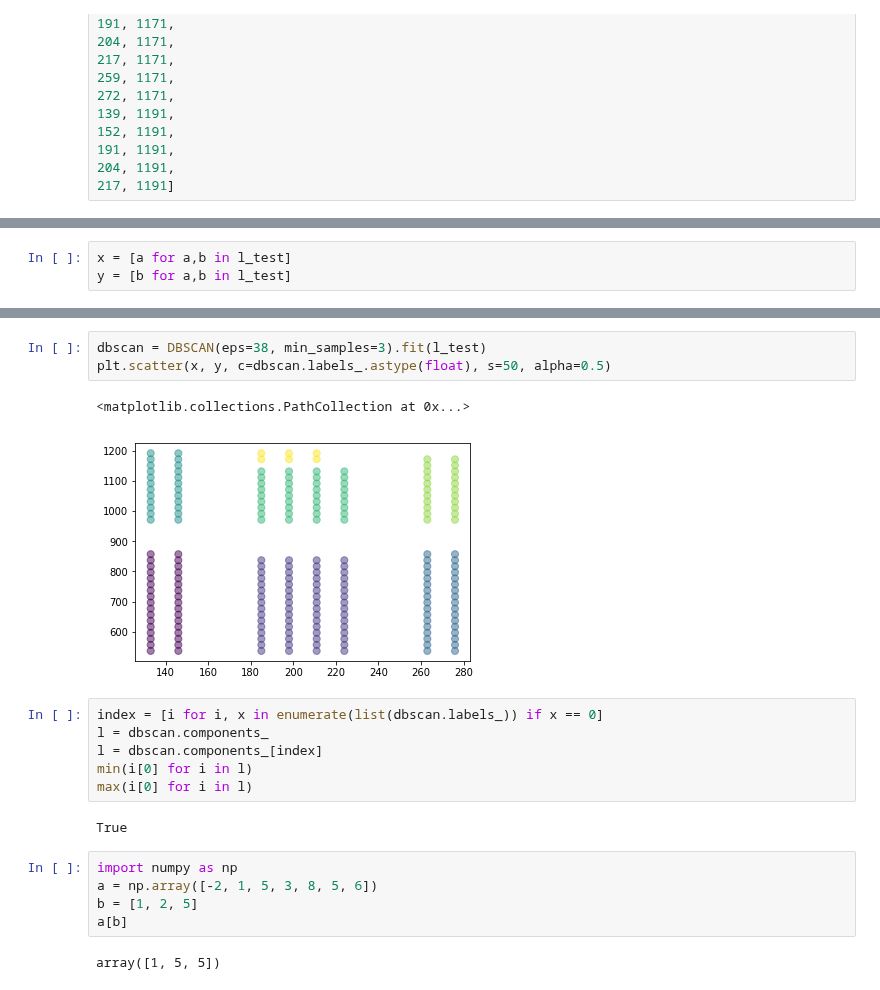
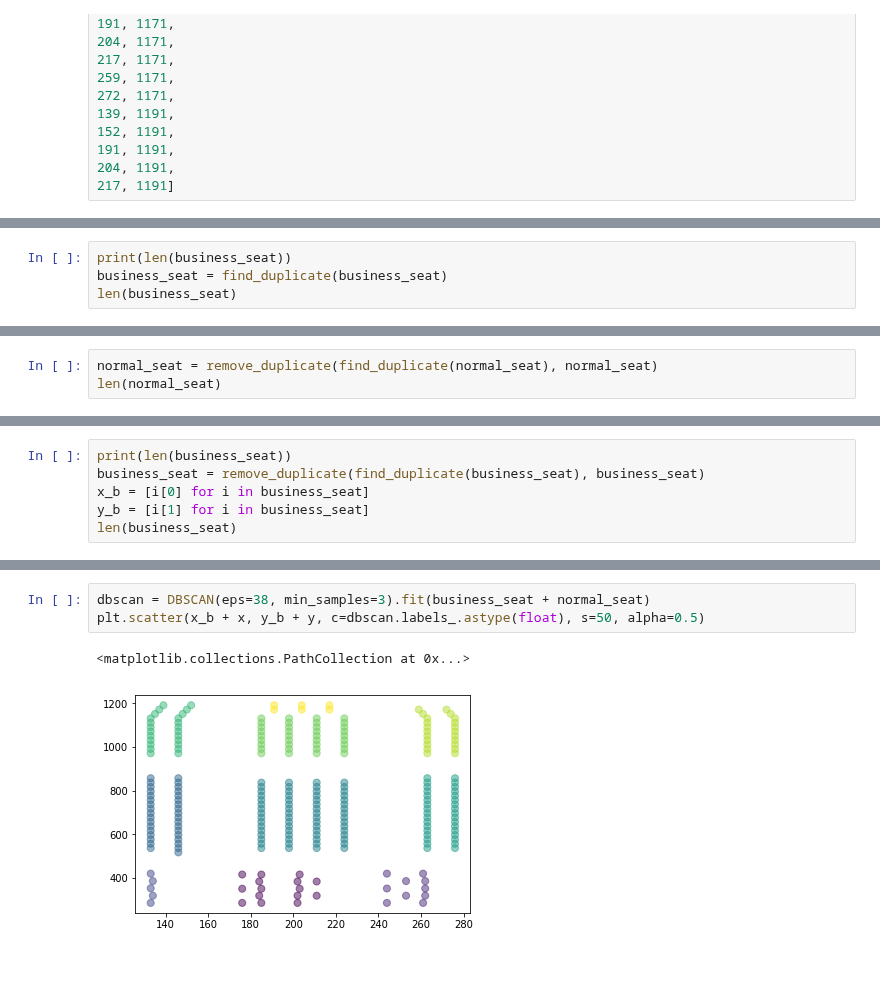
Before and after one commit to vincentnam/ProjetInterpromo2020G8, a Jupyter notebook: Jason_Daurat_notebook.ipynb, the cells around one changed output, grey strips where cells are left out. Drawn from its saved outputs; the diff is of its cells as text.

```diff
--- a/Jason_Daurat_notebook.ipynb
+++ b/Jason_Daurat_notebook.ipynb
@@ -639,0 +810,4 @@ l_test = remove_double_detection(l_test)
+# %%
+print(len(business_seat))
+business_seat = find_duplicate(business_seat)
+len(business_seat)
@@ -639,0 +822,3 @@ l_test = remove_double_detection(l_test)
+# %%
+normal_seat = remove_duplicate(find_duplicate(normal_seat), normal_seat)
+len(normal_seat)
@@ -639,0 +827,6 @@ l_test = remove_double_detection(l_test)
+# %%
+print(len(business_seat))
+business_seat = remove_duplicate(find_duplicate(business_seat), business_seat)
+x_b = [i[0] for i in business_seat]
+y_b = [i[1] for i in business_seat]
+len(business_seat)
@@ -642,3 +837,0 @@ l_test = remove_double_detection(l_test)
-# %%
-x = [a for a,b in l_test]
-y = [b for a,b in l_test]
@@ -674,21 +850,6 @@ from sklearn.cluster import DBSCAN
 # %%
-dbscan = DBSCAN(eps=38, min_samples=3).fit(l_test)
-plt.scatter(x, y, c=dbscan.labels_.astype(float), s=50, alpha=0.5)
+dbscan = DBSCAN(eps=38, min_samples=3).fit(business_seat + normal_seat)
+plt.scatter(x_b + x, y_b + y, c=dbscan.labels_.astype(float), s=50, alpha=0.5)
 # %% [output]
 <matplotlib.collections.PathCollection at 0x...>
-[figure, old version]
+[figure, new version]
-# %%
-index = [i for i, x in enumerate(list(dbscan.labels_)) if x == 0]
-l = dbscan.components_
-l = dbscan.components_[index]
-min(i[0] for i in l)
-max(i[0] for i in l)
-# %% [output]
-True
-# %%
-import numpy as np
-a = np.array([-2, 1, 5, 3, 8, 5, 6])
-b = [1, 2, 5]
-a[b]
-# %% [output]
-array([1, 5, 5])
```
Also changed, not shown: parts of 31 cells of this notebook.
